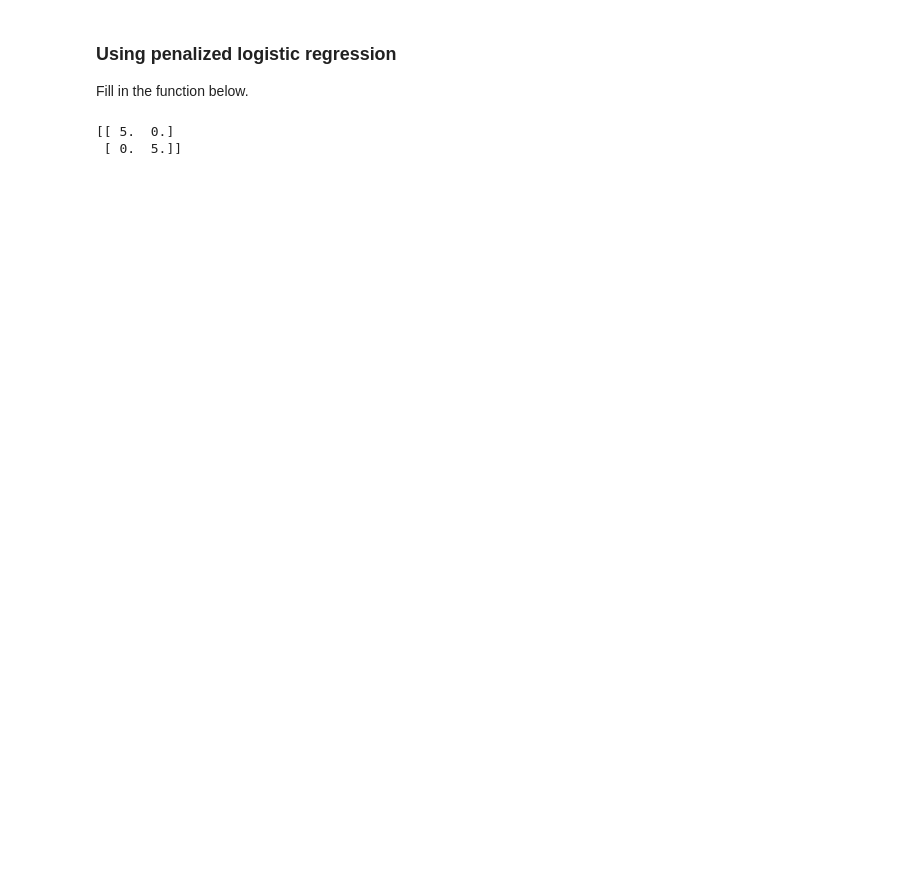
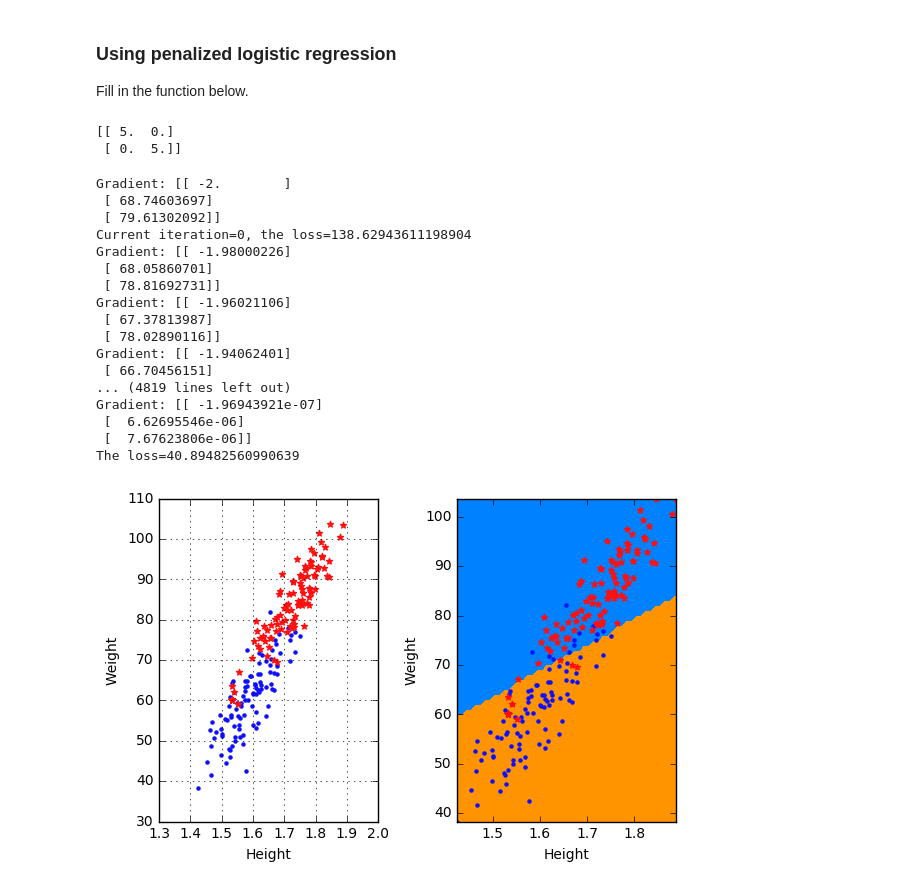
Before and after one commit to michaelheiniger/ML_course, a Jupyter notebook: labs/ex05/code/ex05.ipynb, the cells around one changed output. Saved outputs shown, nothing was run; the diff lists cells and outputs as text; code cells hidden in the pictures; blank space fills up the shorter version.

```diff
--- a/labs/ex05/code/ex05.ipynb
+++ b/labs/ex05/code/ex05.ipynb
@@ -204,12 +201,14 @@ Fill in the function below.
 # %%
 def penalized_logistic_regression(y, tx, w, lambda_):
     """return the loss, gradient, and hessian."""
-    loss = calculate_loss(y, tx, w)
-    gradient = calculate_gradient(y, tx, w) + 2*lambda_*np.sqrt(np.power(w,2))
+    loss = calculate_loss(y, tx, w) + lambda_*np.power(w,2).sum()
 
-    d = np.zeros((w.shape[0],w.shape[0]))
-    np.fill_diagonal(d,2*lambda_)
-    hessian = calculate_hessian(y, tx, w) + d
+    """ Don't we need to account for the lambda_ for the gradient and hessian ?"""
+    gradient = calculate_gradient(y, tx, w) #+ 2*lambda_*np.sqrt(np.power(w,2))
+
+    #d = np.zeros((w.shape[0],w.shape[0]))
+    #p.fill_diagonal(d,2*lambda_)
+    hessian = calculate_hessian(y, tx, w) # + d
 
     return loss, gradient, hessian
 # %%
@@ -225,43 +224,56 @@ def learning_by_penalized_gradient(y, tx, w, alpha, lambda_):
     Do one step of gradient descent, using the penalized logistic regression.
     Return the loss and updated w.
     """
-    # ***************************************************
-    # INSERT YOUR CODE HERE
-    # return loss, gradient and hessian: TODO
-    # ***************************************************
-    raise NotImplementedError
-    # ***************************************************
-    # INSERT YOUR CODE HERE
-    # update w: TODO
-    # ***************************************************
-    raise NotImplementedError
-    return loss, w
+    loss, gradient, hessian = penalized_logistic_regression(y, tx, w, lambda_)
+    print("Gradient:", gradient)
+    w_update = w - alpha*np.linalg.inv(hessian).dot(gradient)
+
+    return loss, w_update
 # %%
 def logistic_regression_penalized_gradient_descent_demo(y, x):
     # init parameters
     max_iter = 10000
     alpha = 0.01
-    lambda_ = 0.1
+    lambda_ = 0.01
     threshold = 1e-8
     losses = []
 
     # build tx
     tx = np.c_[np.ones((y.shape[0], 1)), x]
     w = np.zeros((tx.shape[1], 1))
 
     # start the logistic regression
     for iter in range(max_iter):
         # get loss and update w.
         loss, w = learning_by_penalized_gradient(y, tx, w, alpha, lambda_)
         # log info
         if iter % 500 == 0:
             print("Current iteration={i}, the loss={l}".format(i=iter, l=loss))
         # converge criteria
         losses.append(loss)
         if len(losses) > 1 and np.abs(losses[-1] - losses[-2]) < threshold:
             break
     # visualization
     visualization(y, x, mean_x, std_x, w, "classification_by_logistic_regression_penalized_gradient_descent")
     print("The loss={l}".format(l=calculate_loss(y, tx, w)))
 
 logistic_regression_penalized_gradient_descent_demo(y, x)
+# %% [output]
+Gradient: [[ -2.        ]
+ [ 68.74603697]
+ [ 79.61302092]]
+Current iteration=0, the loss=138.62943611198904
+Gradient: [[ -1.98000226]
+ [ 68.05860701]
+ [ 78.81692731]]
+Gradient: [[ -1.96021106]
+ [ 67.37813987]
+ [ 78.02890116]]
+Gradient: [[ -1.94062401]
+ [ 66.70456151]
+... (4819 lines left out)
+Gradient: [[ -1.96943921e-07]
+ [  6.62695546e-06]
+ [  7.67623806e-06]]
+The loss=40.89482560990639
+[figure, added]
```
Also changed, not shown: parts of 4 cells of this notebook.
